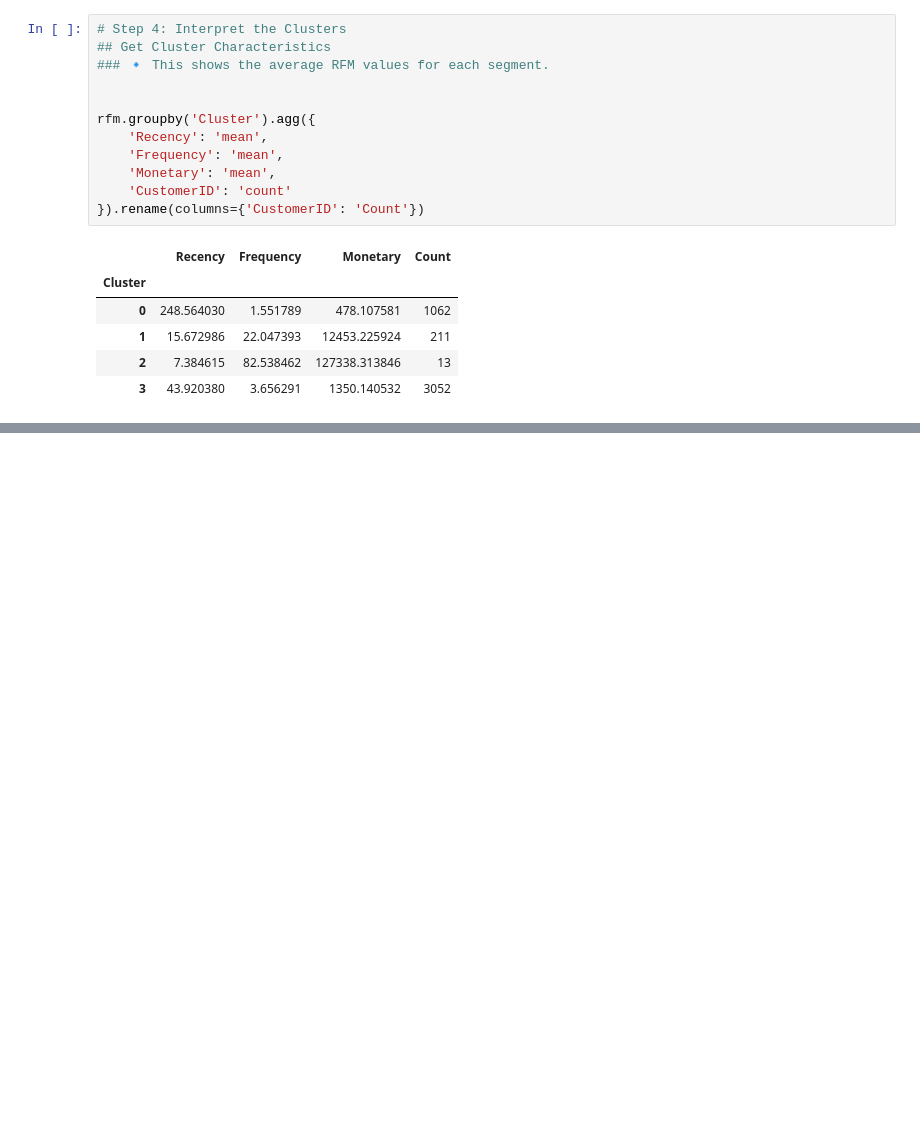
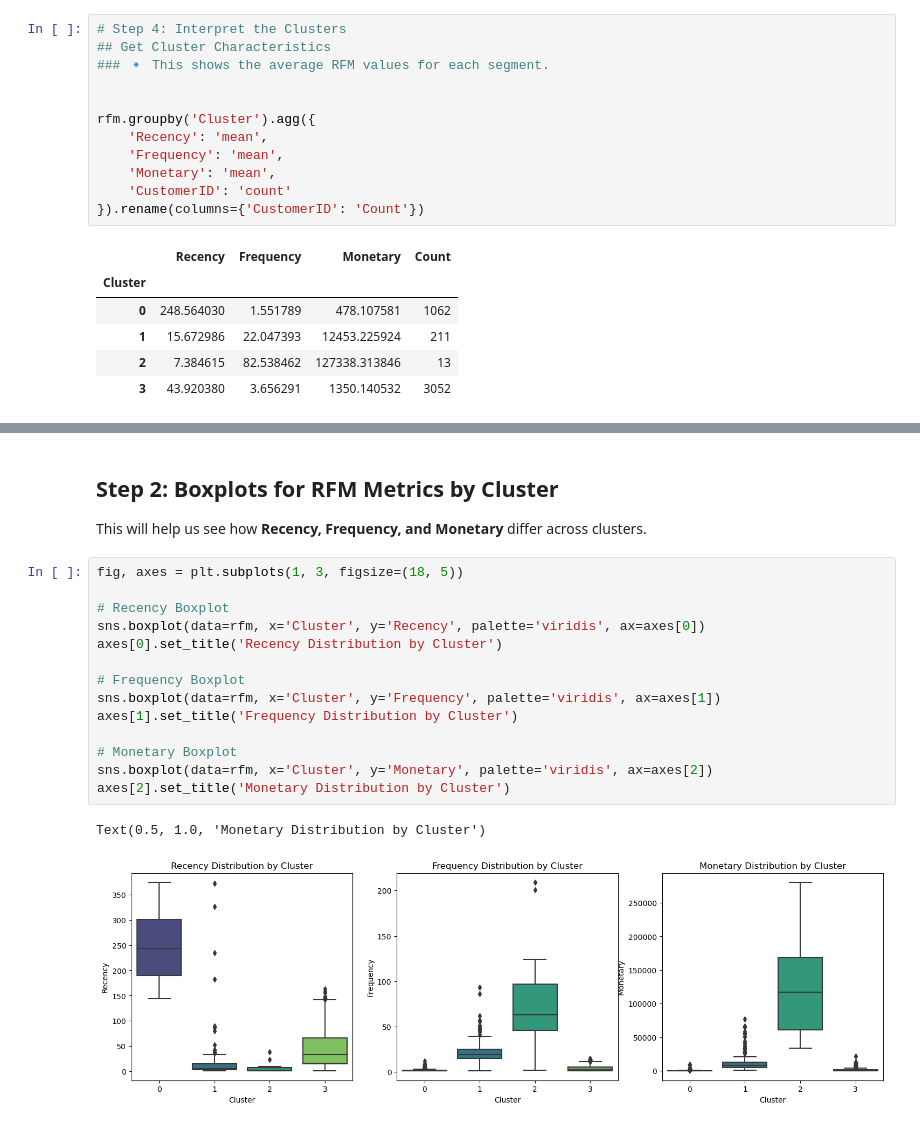
Before and after one commit to zeehayat/SalesDataAnalysis, a Jupyter notebook: Ecommerce Data Analysis.ipynb, the cells around one changed output, grey strips where cells are left out. Cells and saved outputs as stored; diff of their text form; blank space fills up the shorter version.

```diff
--- a/Ecommerce Data Analysis.ipynb
+++ b/Ecommerce Data Analysis.ipynb
@@ -458,0 +598,20 @@ Based on RFM values:
+# %% [markdown]
+## **Step 2: Boxplots for RFM Metrics by Cluster** ##
+ This will help us see how **Recency, Frequency, and Monetary** differ across clusters.
+# %%
+fig, axes = plt.subplots(1, 3, figsize=(18, 5))
+
+# Recency Boxplot
+sns.boxplot(data=rfm, x='Cluster', y='Recency', palette='viridis', ax=axes[0])
+axes[0].set_title('Recency Distribution by Cluster')
+
+# Frequency Boxplot
+sns.boxplot(data=rfm, x='Cluster', y='Frequency', palette='viridis', ax=axes[1])
+axes[1].set_title('Frequency Distribution by Cluster')
+
+# Monetary Boxplot
+sns.boxplot(data=rfm, x='Cluster', y='Monetary', palette='viridis', ax=axes[2])
+axes[2].set_title('Monetary Distribution by Cluster')
+# %% [output]
+Text(0.5, 1.0, 'Monetary Distribution by Cluster')
+[figure, added]
```
Also changed, not shown: parts of 6 cells of this notebook, 3 other files.
